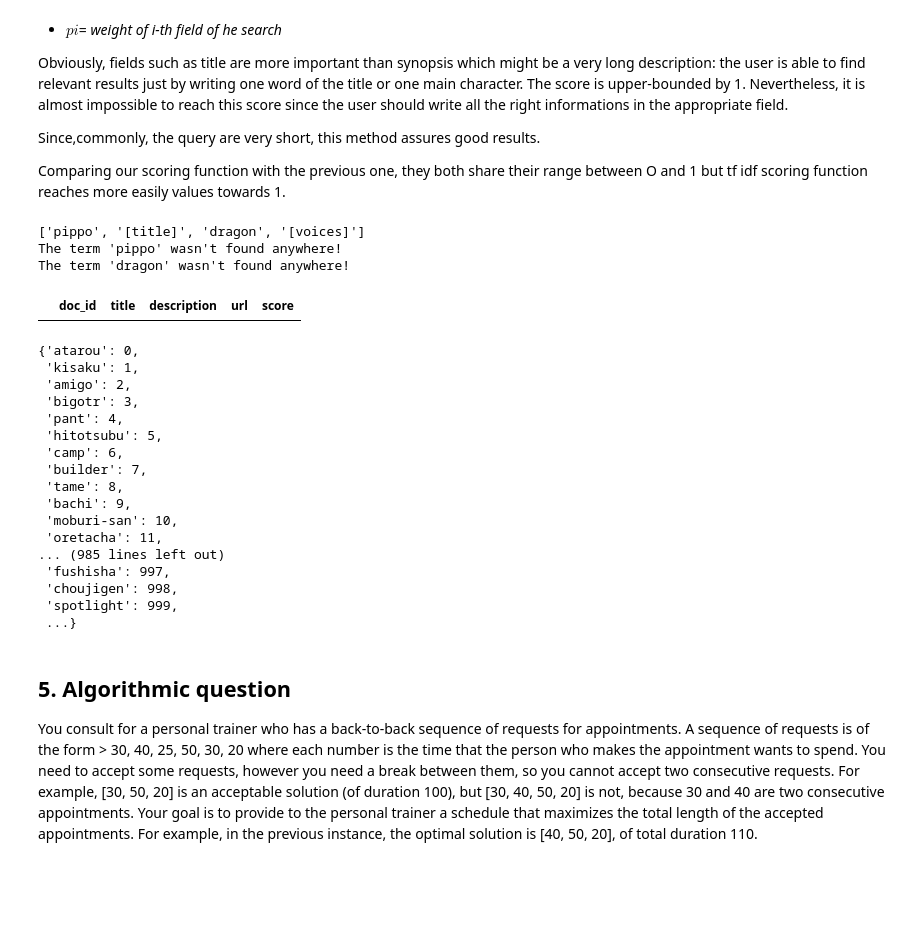
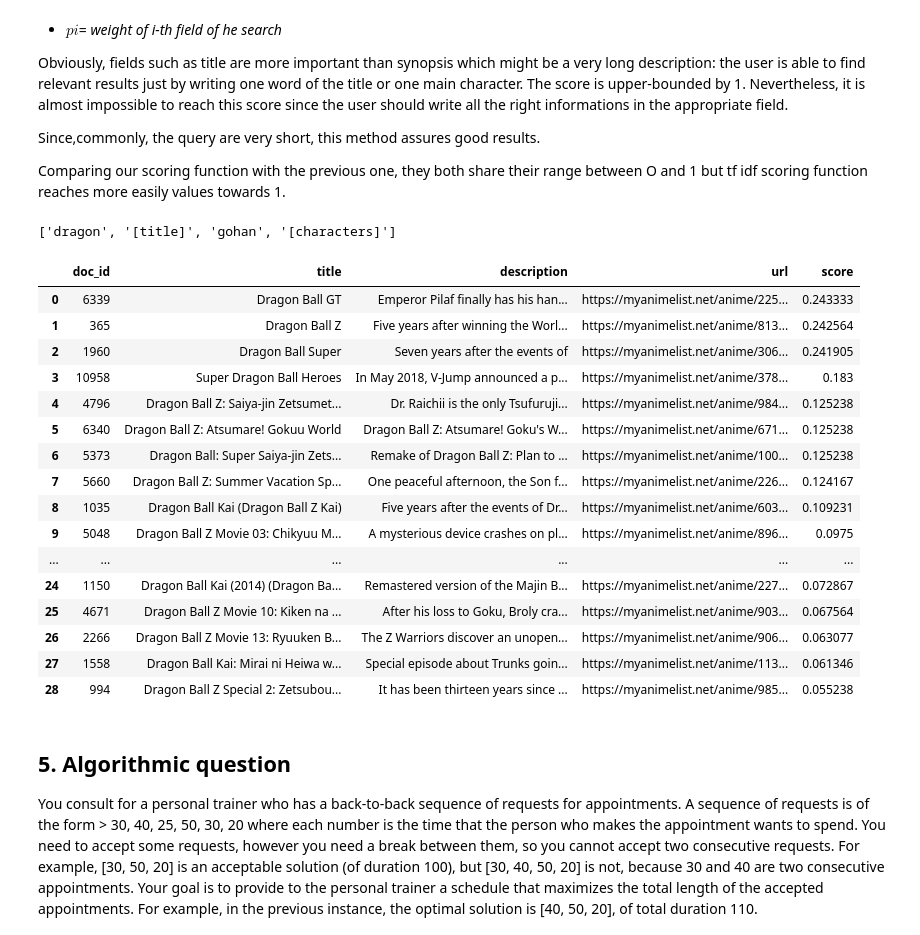
Before and after one commit to AlessandroPecchini/ADM-HW3, a Jupyter notebook: code/main.ipynb, the cells around one changed output. Drawn from its saved outputs; the diff is of its cells as text; code cells hidden in the pictures; blank space fills up the shorter version.

Commit message:
fixed index problem and removed useless cell

````diff
--- a/code/main.ipynb
+++ b/code/main.ipynb
@@ -125,7 +125,7 @@ nltk.download('stopwords')
 ### 2.1. Conjunctive query
 For the first version of the search engine, we narrow our interest on the Synopsis of each anime. It means that you will evaluate queries only with respect to the anime's description.
 # %%
-df = pd.read_table("../shared_stuff/tsv_files/total_pages.tsv",
+df = pd.read_table("../shared_stuff/tsv_files/0total_pages.tsv",
                        delimiter = "\t",
                        header = "infer",
                        on_bad_lines = "skip") # fix line 16473
@@ -677,6 +667,18 @@ for d in tot_dirs.values():
 '''
 save all the vocabularies in the corresponding json files
 '''
+
+for p in [staff_dir, voices_dir, ch_dir, title_dir]:
+    idx = os.path.join(p, 'inv_idx.json')
+    voc = os.path.join(p, 'vocabulary.json')
+
+    if os.path.exists(idx) or os.path.join(voc):
+        var = input(f"The directory {p} contains an index or vocabulary that will be overwritten do you want to proceed? [y/n]")
+        if var=='y':
+            continue
+        else:
+            raise ValueError("Indexes existists!!!")
+
 
 save_dict_to_file(dct=voc_staff, filename=os.path.join(staff_dir, 'vocabulary.json'))
 save_dict_to_file(dct=idx_staff, filename=os.path.join(staff_dir, 'inv_idx.json'))
@@ -690,7 +692,7 @@ save_dict_to_file(dct=voc_characters, filename=os.path.join(ch_dir, 'vocabulary.
 save_dict_to_file(dct=idx_characters, filename=os.path.join(ch_dir, 'inv_idx.json'))
 print("[Characters]: All saved.")
 
-save_dict_to_file(dct=voc_title, filename=os.path.join(title_dir, 'vocabulary.json'))
-save_dict_to_file(dct=idx_title, filename=os.path.join(title_dir, 'inv_idx.json'))
-print("[Title]: All saved.")
+# save_dict_to_file(dct=voc_title, filename=os.path.join(title_dir, 'vocabulary.json'))
+# save_dict_to_file(dct=idx_title, filename=os.path.join(title_dir, 'inv_idx.json'))
+# print("[Title]: All saved.")
 # %% [output]
@@ -855,57 +839,51 @@ def query_anime(df, query, k=None):
 
     INPUT:dataframe,query, k
     -NOTE- the query has the following shape: ```word1 word2 [where_to_search] word3 word4 [where_t_s2] ...```"<br
 
     OUTPUT: the result in dataframe format
     '''
 
     parsed_query = parse_advanced_query(query)
     results = list(get_advanced_results(parsed_query))
 
     if len(results)==0:
         warnings.warn(f"Cannot find any anime for the query: '{query}'")
         return pd.DataFrame(columns=['doc_id', 'title', 'description', 'url', 'score'])
     query_len = {k: len(v) for k, v in parsed_query.items()}
 
     scores = [(idx, score(df.iloc[idx], query_len)) for idx in results]
 
     scores = sorted(scores, key=lambda coppia: -coppia[1])
 
     # Selecting the first k elements
     if k is None or k>len(scores):
         k = len(scores)
     scores = scores[:k]
 
     return pd.concat(list(map(lambda tupla: get_printable_doc(df, *tupla), scores))).reset_index().rename(columns={"index": "doc_id", "synopsis": "description"})
 
-dragonball = "pippo [title] dragon [voices]"
+dragonball = "dragon [title] gohan [characters]"
 
 query_anime(df, dragonball)
 # %% [output]
-['pippo', '[title]', 'dragon', '[voices]']
-The term 'pippo' wasn't found anywhere!
-The term 'dragon' wasn't found anywhere!
+['dragon', '[title]', 'gohan', '[characters]']
 |  | doc_id | title | description | url | score |
+| 0 | 6339 | Dragon Ball GT | Emperor Pilaf finally has his han... | https://myanimelist.net/anime/225... | 0.243333 |
+| 1 | 365 | Dragon Ball Z | Five years after winning the Worl... | https://myanimelist.net/anime/813... | 0.242564 |
+| 2 | 1960 | Dragon Ball Super | Seven years after the events of | https://myanimelist.net/anime/306... | 0.241905 |
+| 3 | 10958 | Super Dragon Ball Heroes | In May 2018, V-Jump announced a p... | https://myanimelist.net/anime/378... | 0.183 |
+| 4 | 4796 | Dragon Ball Z: Saiya-jin Zetsumet... | Dr. Raichii is the only Tsufuruji... | https://myanimelist.net/anime/984... | 0.125238 |
+| 5 | 6340 | Dragon Ball Z: Atsumare! Gokuu World | Dragon Ball Z: Atsumare! Goku's W... | https://myanimelist.net/anime/671... | 0.125238 |
+| 6 | 5373 | Dragon Ball: Super Saiya-jin Zets... | Remake of Dragon Ball Z: Plan to ... | https://myanimelist.net/anime/100... | 0.125238 |
+| 7 | 5660 | Dragon Ball Z: Summer Vacation Sp... | One peaceful afternoon, the Son f... | https://myanimelist.net/anime/226... | 0.124167 |
+| 8 | 1035 | Dragon Ball Kai (Dragon Ball Z Kai) | Five years after the events of Dr... | https://myanimelist.net/anime/603... | 0.109231 |
+| 9 | 5048 | Dragon Ball Z Movie 03: Chikyuu M... | A mysterious device crashes on pl... | https://myanimelist.net/anime/896... | 0.0975 |
+| ... | ... | ... | ... | ... | ... |
+| 24 | 1150 | Dragon Ball Kai (2014) (Dragon Ba... | Remastered version of the Majin B... | https://myanimelist.net/anime/227... | 0.072867 |
+| 25 | 4671 | Dragon Ball Z Movie 10: Kiken na ... | After his loss to Goku, Broly cra... | https://myanimelist.net/anime/903... | 0.067564 |
+| 26 | 2266 | Dragon Ball Z Movie 13: Ryuuken B... | The Z Warriors discover an unopen... | https://myanimelist.net/anime/906... | 0.063077 |
+| 27 | 1558 | Dragon Ball Kai: Mirai ni Heiwa w... | Special episode about Trunks goin... | https://myanimelist.net/anime/113... | 0.061346 |
+| 28 | 994 | Dragon Ball Z Special 2: Zetsubou... | It has been thirteen years since ... | https://myanimelist.net/anime/985... | 0.055238 |
-# %%
-voc_title
-# %% [output]
-{'atarou': 0,
- 'kisaku': 1,
- 'amigo': 2,
- 'bigotr': 3,
- 'pant': 4,
- 'hitotsubu': 5,
- 'camp': 6,
- 'builder': 7,
- 'tame': 8,
- 'bachi': 9,
- 'moburi-san': 10,
- 'oretacha': 11,
-... (985 lines left out)
- 'fushisha': 997,
- 'choujigen': 998,
- 'spotlight': 999,
- ...}
 # %% [markdown]
 ## 5. Algorithmic question
 You consult for a personal trainer who has a back-to-back sequence of requests for appointments. A sequence of requests is of the form > 30, 40, 25, 50, 30, 20 where each number is the time that the person who makes the appointment wants to spend. You need to accept some requests, however you need a break between them, so you cannot accept two consecutive requests. For example, [30, 50, 20] is an acceptable solution (of duration 100), but [30, 40, 50, 20] is not, because 30 and 40 are two consecutive appointments. Your goal is to provide to the personal trainer a schedule that maximizes the total length of the accepted appointments. For example, in the previous instance, the optimal solution is [40, 50, 20], of total duration 110.
````
Also changed, not shown: parts of 8 cells of this notebook, 6 other files.
